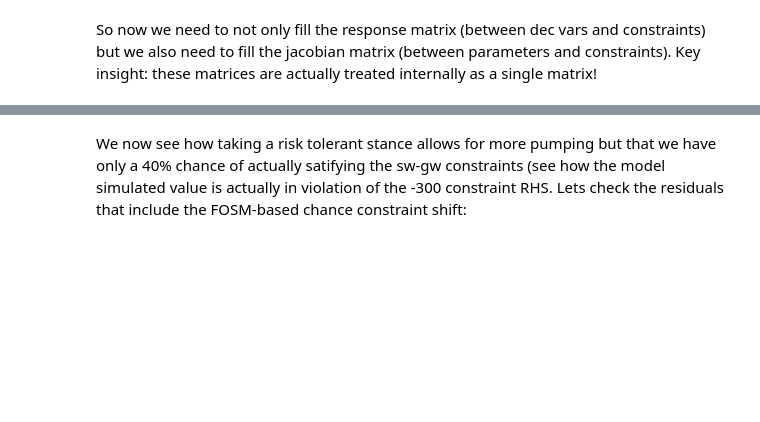
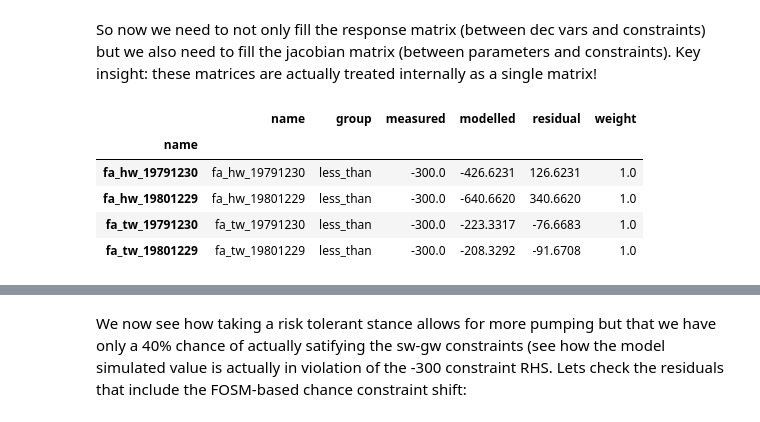
Before and after one commit to mnfienen/GW1876, a Jupyter notebook: activities_2day_mfm/notebooks/pestpp-opt.ipynb, the cells around one changed output, grey strips where cells are left out. Saved outputs shown, nothing was run; the diff lists cells and outputs as text; code cells hidden in the pictures; blank space fills up the shorter version.

```diff
--- a/activities_2day_mfm/notebooks/pestpp-opt.ipynb
+++ b/activities_2day_mfm/notebooks/pestpp-opt.ipynb
@@ -120,8 +219,15 @@ So now we need to not only fill the response matrix (between dec vars and constr
 # %%
 pyemu.os_utils.start_slaves(t_d,"pestpp-opt","freyberg_opt_uu1.pst",num_slaves=20,master_dir=m_d)
 # %%
-pst = pyemu.Pst(os.path.join(m_d,"freyberg_opt_uu1.pst"),resfile=os.path.join(m_d,"freyberg_opt_uu1.1.rei"))
+pst = pyemu.Pst(os.path.join(m_d,"freyberg_opt_uu1.pst"),resfile=os.path.join(m_d,"freyberg_opt_uu1.1.sim.rei"))
 pst.res.loc[pst.nnz_obs_names,:]
+# %% [output]
+|  | name | group | measured | modelled | residual | weight |
+| name |  |  |  |  |  |  |
+| fa_hw_19791230 | fa_hw_19791230 | less_than | -300.0 | -426.6231 | 126.6231 | 1.0 |
+| fa_hw_19801229 | fa_hw_19801229 | less_than | -300.0 | -640.6620 | 340.6620 | 1.0 |
+| fa_tw_19791230 | fa_tw_19791230 | less_than | -300.0 | -223.3317 | -76.6683 | 1.0 |
+| fa_tw_19801229 | fa_tw_19801229 | less_than | -300.0 | -208.3292 | -91.6708 | 1.0 |
 # %%
 par_df = pyemu.pst_utils.read_parfile(os.path.join(m_d,"freyberg_opt_uu1.1.par"))
 print(par_df.loc[dvg_pars,"parval1"].sum())
```
Also changed, not shown: parts of 41 cells of this notebook, 17 other files.
